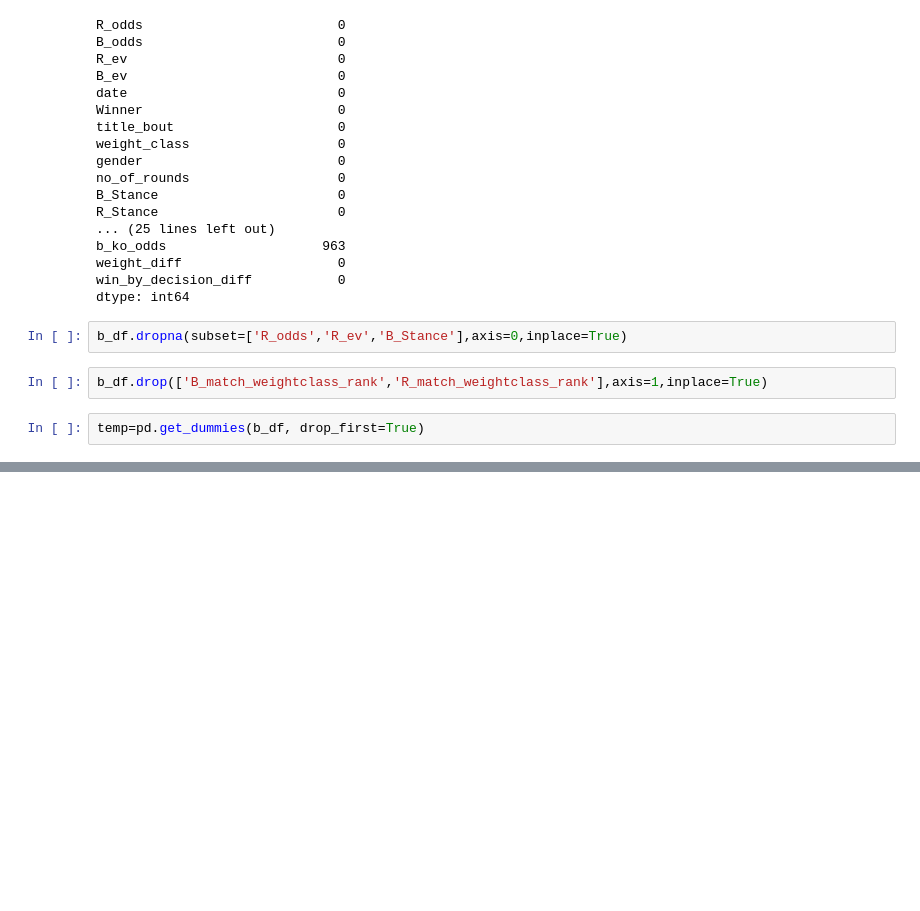
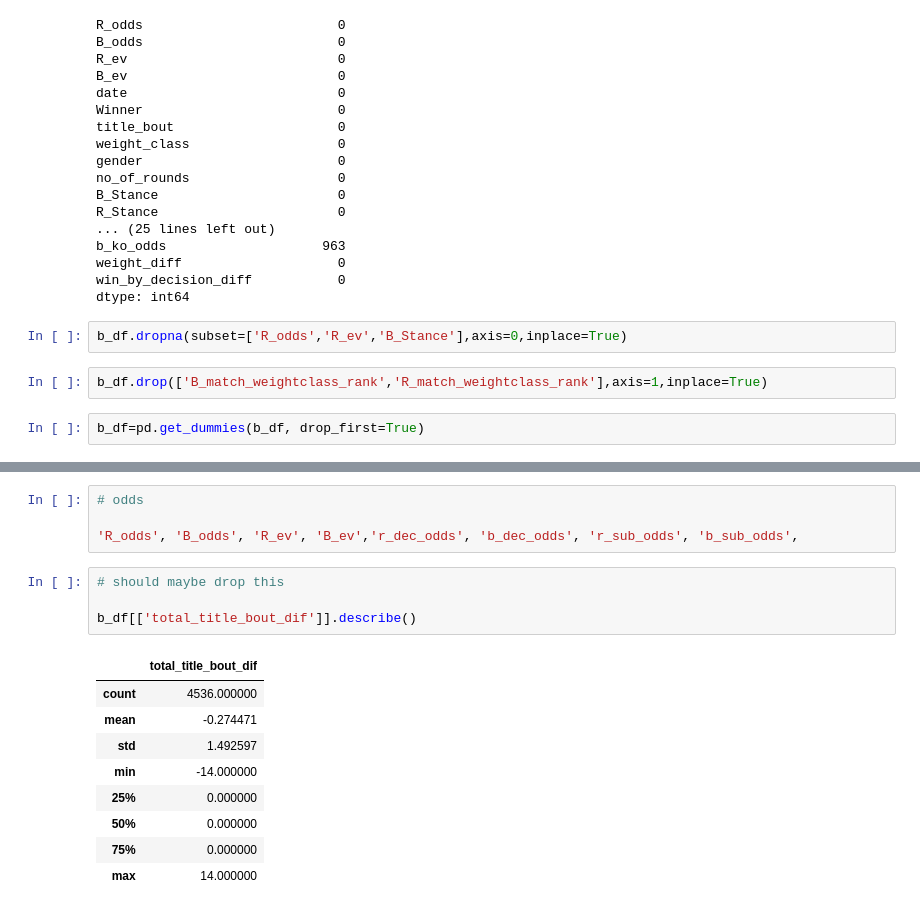
Before and after one commit to LazarAdamovic/UFC-fight-predictor, a Jupyter notebook: Attempt_2/models.ipynb, the cells around one changed output, grey strips where cells are left out. Drawn from its saved outputs; the diff is of its cells as text; blank space fills up the shorter version.

```diff
--- a/Attempt_2/models.ipynb
+++ b/Attempt_2/models.ipynb
@@ -60,4 +90,4 @@ b_df.dropna(subset=['R_odds','R_ev','B_Stance'],axis=0,inplace=True)
 # %%
 b_df.drop(['B_match_weightclass_rank','R_match_weightclass_rank'],axis=1,inplace=True)
 # %%
-temp=pd.get_dummies(b_df, drop_first=True)
+b_df=pd.get_dummies(b_df, drop_first=True)
@@ -79,0 +222,18 @@ temp
+# %%
+# odds
+
+'R_odds', 'B_odds', 'R_ev', 'B_ev','r_dec_odds', 'b_dec_odds', 'r_sub_odds', 'b_sub_odds',
+# %%
+# should maybe drop this
+
+b_df[['total_title_bout_dif']].describe()
+# %% [output]
+|  | total_title_bout_dif |
+| count | 4536.000000 |
+| mean | -0.274471 |
+| std | 1.492597 |
+| min | -14.000000 |
+| 25% | 0.000000 |
+| 50% | 0.000000 |
+| 75% | 0.000000 |
+| max | 14.000000 |
```
Also changed, not shown: parts of 15 cells of this notebook, 1 other file.
